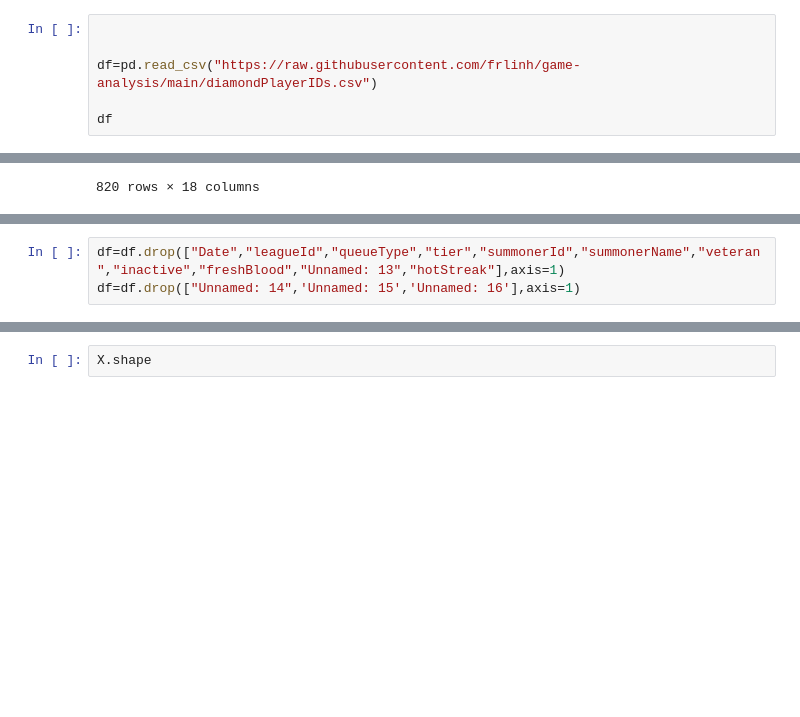
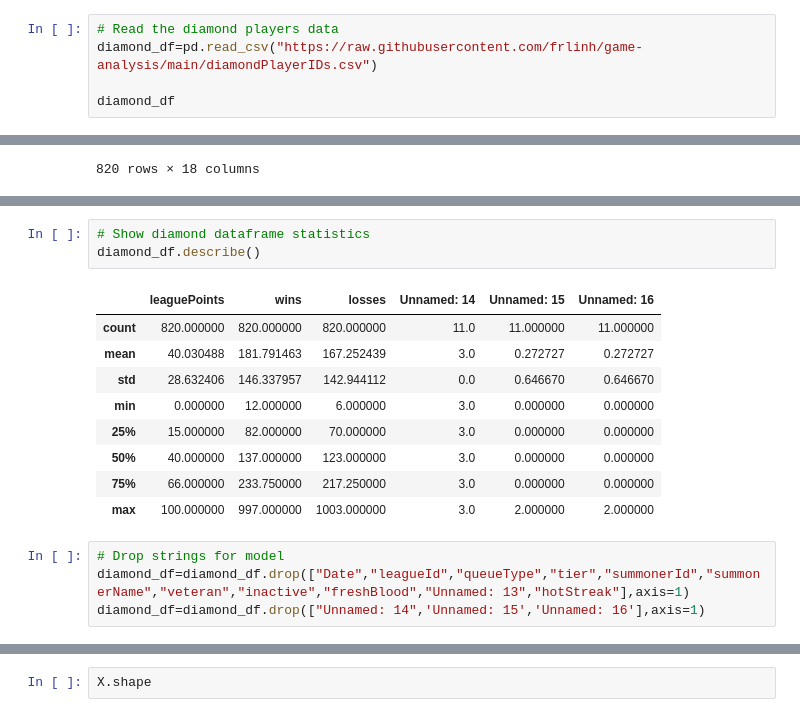
Before and after one commit to frlinh/game-analysis, a Jupyter notebook: Rank_Linear_model.ipynb, the cells around one changed output, grey strips where cells are left out. Saved outputs shown, nothing was run; the diff lists cells and outputs as text; blank space fills up the shorter version.

Commit message:
updating linear model

```diff
--- a/Rank_Linear_model.ipynb
+++ b/Rank_Linear_model.ipynb
@@ -4,11 +5,10 @@ from pathlib import Path
 import matplotlib.pyplot as plt
 from sklearn.linear_model import LinearRegression
 # %%
+# Read the diamond players data
+diamond_df=pd.read_csv("https://raw.githubusercontent.com/frlinh/game-analysis/main/diamondPlayerIDs.csv")
 
-
-df=pd.read_csv("https://raw.githubusercontent.com/frlinh/game-analysis/main/diamondPlayerIDs.csv")
-
-df
+diamond_df
 # %% [output]
 |  | Date | leagueId | queueType | tier | rank | summonerId | summonerName | leaguePoints | wins | ... |
 | 0 | 8/22/2022 | 9a70a108-f809-45fb-9d80-1aa20100bbc8 | RANKED_SOLO_5x5 | DIAMOND | IV | kFWOpLcoDh0Wgqp1Cn_2fjBaWpCSkQycP... | ˇ kiss ˇ | 72 | 83 | ... |
@@ -45,7 +45,21 @@ Unnamed: 15     float64
 Unnamed: 16     float64
 hotStreak        object
 dtype: object
+# %%
+# Show diamond dataframe statistics
+diamond_df.describe()
+# %% [output]
+|  | leaguePoints | wins | losses | Unnamed: 14 | Unnamed: 15 | Unnamed: 16 |
+| count | 820.000000 | 820.000000 | 820.000000 | 11.0 | 11.000000 | 11.000000 |
+| mean | 40.030488 | 181.791463 | 167.252439 | 3.0 | 0.272727 | 0.272727 |
+| std | 28.632406 | 146.337957 | 142.944112 | 0.0 | 0.646670 | 0.646670 |
+| min | 0.000000 | 12.000000 | 6.000000 | 3.0 | 0.000000 | 0.000000 |
+| 25% | 15.000000 | 82.000000 | 70.000000 | 3.0 | 0.000000 | 0.000000 |
+| 50% | 40.000000 | 137.000000 | 123.000000 | 3.0 | 0.000000 | 0.000000 |
+| 75% | 66.000000 | 233.750000 | 217.250000 | 3.0 | 0.000000 | 0.000000 |
+| max | 100.000000 | 997.000000 | 1003.000000 | 3.0 | 2.000000 | 2.000000 |
 # %%
-df=df.drop(["Date","leagueId","queueType","tier","summonerId","summonerName","veteran","inactive","freshBlood","Unnamed: 13","hotStreak"],axis=1)
-df=df.drop(["Unnamed: 14",'Unnamed: 15','Unnamed: 16'],axis=1)
+# Drop strings for model
+diamond_df=diamond_df.drop(["Date","leagueId","queueType","tier","summonerId","summonerName","veteran","inactive","freshBlood","Unnamed: 13","hotStreak"],axis=1)
+diamond_df=diamond_df.drop(["Unnamed: 14",'Unnamed: 15','Unnamed: 16'],axis=1)
 # %%
```
Also changed, not shown: parts of 17 cells of this notebook.
